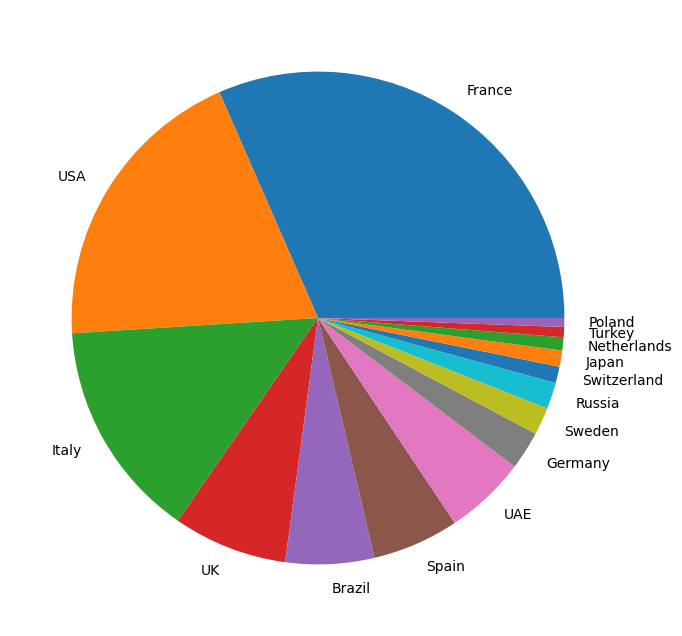
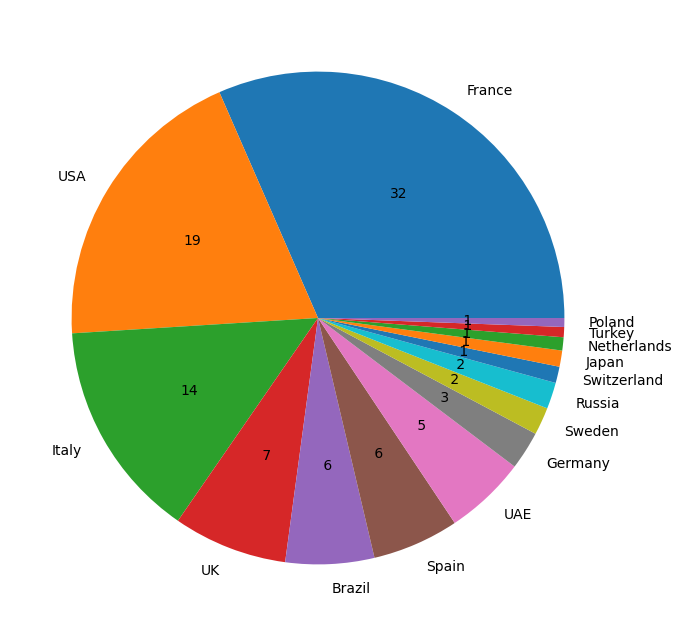
Unified diff of the notebook cell whose output changed from the first chart to the second:
--- before
+++ after
@@ -1,4 +1,4 @@
 plt.figure(figsize=(8,8))
 x= data["Country"].value_counts().head(15)
-plt.pie(x, labels= x.index)
+plt.pie(x, labels= x.index, autopct="%2.f")
 plt.show()

Commit: Perfume Launch Trends by Gender